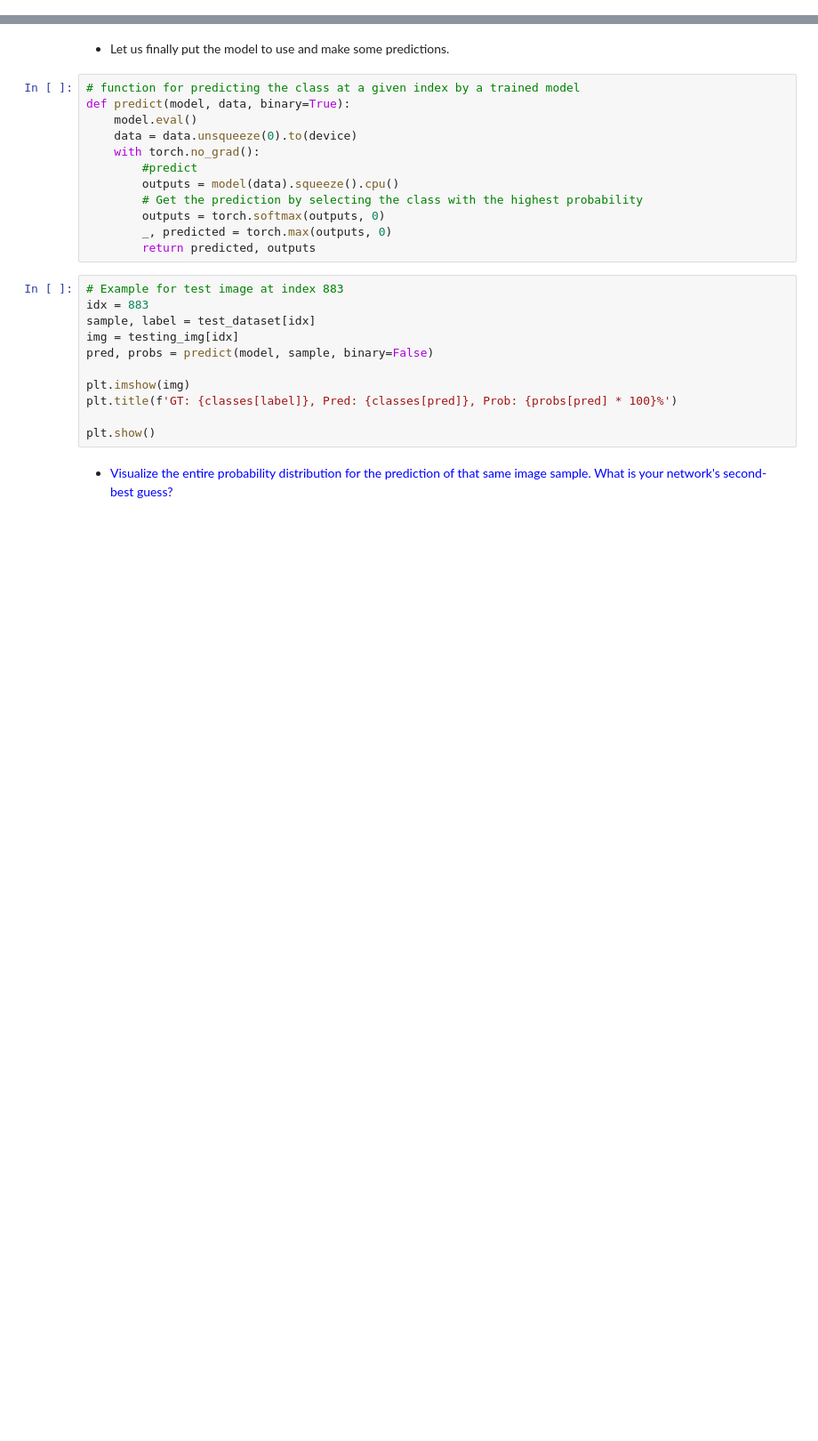
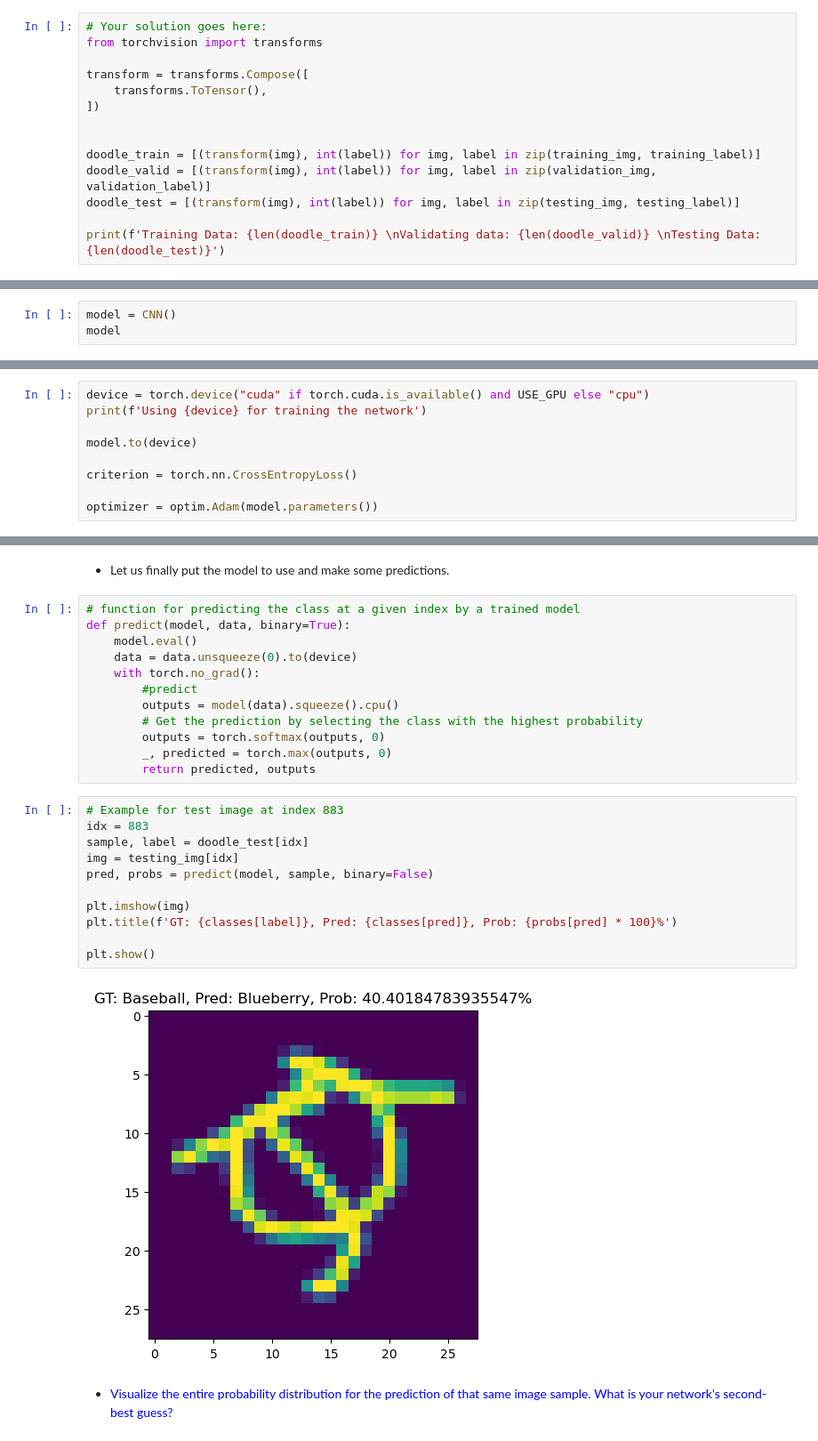
Before and after one commit to osama-alk/DeepLearningInMachineVis-Exercises, a Jupyter notebook: Introduction to Convolutional Neural Networks/05d_CNN_Ex.ipynb, the cells around one changed output, grey strips where cells are left out. Shown: that part at 89% size. Saved outputs shown, nothing was run; the diff lists cells and outputs as text; blank space fills up the shorter version.

```diff
--- a/Introduction to Convolutional Neural Networks/05d_CNN_Ex.ipynb
+++ b/Introduction to Convolutional Neural Networks/05d_CNN_Ex.ipynb
@@ -128,0 +155,14 @@ Before designing and training your network, you have to build a dataset and make
+# %%
+# Your solution goes here:
+from torchvision import transforms
+
+transform = transforms.Compose([
+    transforms.ToTensor(),
+])
+
+
+doodle_train = [(transform(img), int(label)) for img, label in zip(training_img, training_label)]
+doodle_valid = [(transform(img), int(label)) for img, label in zip(validation_img, validation_label)]
+doodle_test = [(transform(img), int(label)) for img, label in zip(testing_img, testing_label)]
+
+print(f'Training Data: {len(doodle_train)} \nValidating data: {len(doodle_valid)} \nTesting Data: {len(doodle_test)}')
@@ -147,0 +233,3 @@ Now that all the data is available and adequately preprocessed, it is time to cr
+# %%
+model = CNN()
+model
@@ -160,0 +270,9 @@ Also move the model to the correct device by calling <code>model.to(device)</cod
+# %%
+device = torch.device("cuda" if torch.cuda.is_available() and USE_GPU else "cpu")
+print(f'Using {device} for training the network')
+
+model.to(device)
+
+criterion = torch.nn.CrossEntropyLoss()
+
+optimizer = optim.Adam(model.parameters())
@@ -214,13 +340,15 @@ def predict(model, data, binary=True):
 # %%
 # Example for test image at index 883
 idx = 883
-sample, label = test_dataset[idx]
+sample, label = doodle_test[idx]
 img = testing_img[idx]
 pred, probs = predict(model, sample, binary=False)
 
 plt.imshow(img)
 plt.title(f'GT: {classes[label]}, Pred: {classes[pred]}, Prob: {probs[pred] * 100}%')
 
 plt.show()
+# %% [output]
+[figure, added]
 # %% [markdown]
 * <div style="color:blue">Visualize the entire probability distribution for the prediction of that same image sample. What is your network's second-best guess?</div>
```
Also changed, not shown: parts of 27 cells of this notebook, 3 other files.
